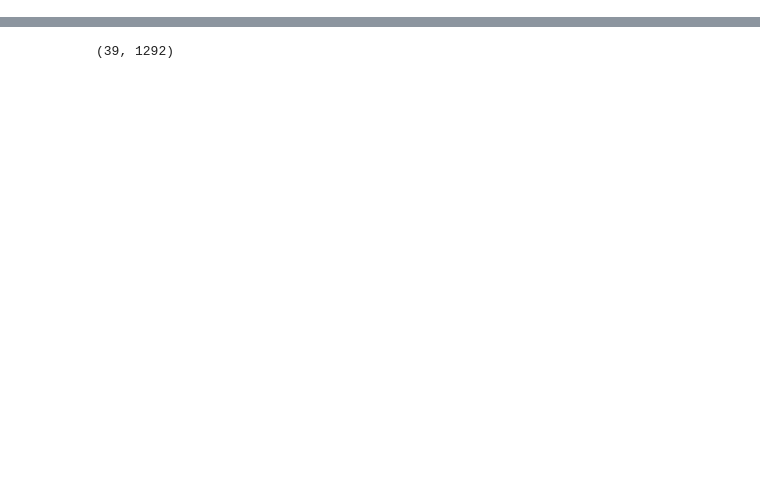
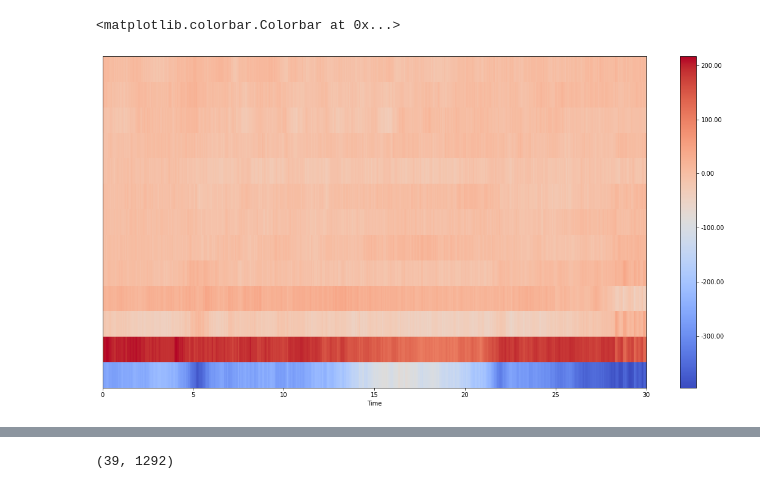
Before and after one commit to SidSaxena/audio-processing, a Jupyter notebook: mfcc.ipynb, the cells around one changed output, grey strips where cells are left out. Drawn from its saved outputs; the diff is of its cells as text; code cells hidden in the pictures; blank space fills up the shorter version.

Commit message:
visualised mfcc plots

```diff
--- a/mfcc.ipynb
+++ b/mfcc.ipynb
@@ -21,10 +27,13 @@ mfcc.shape
 # %%
 # visualise MFCCs
 plt.figure(figsize=(20,10))
 librosa.display.specshow(mfcc,
                          x_axis='time',
                          sr=sr)
-plt.colorbar()
+plt.colorbar(format='%.2f')
+# %% [output]
+<matplotlib.colorbar.Colorbar at 0x...>
+[figure, added]
 # %%
 # calculate delta and delta2 MFCCs
 
```
Also changed, not shown: parts of 7 cells of this notebook.
